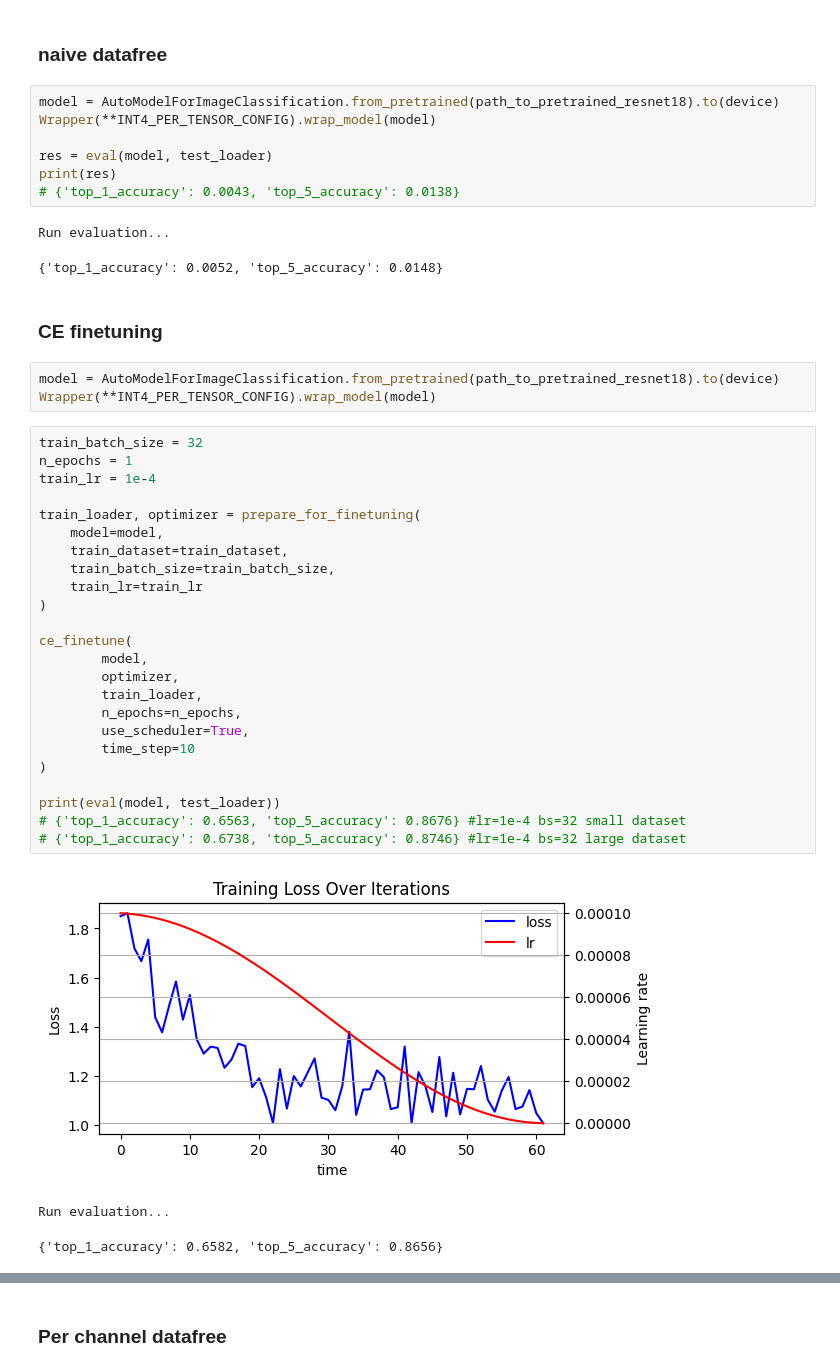
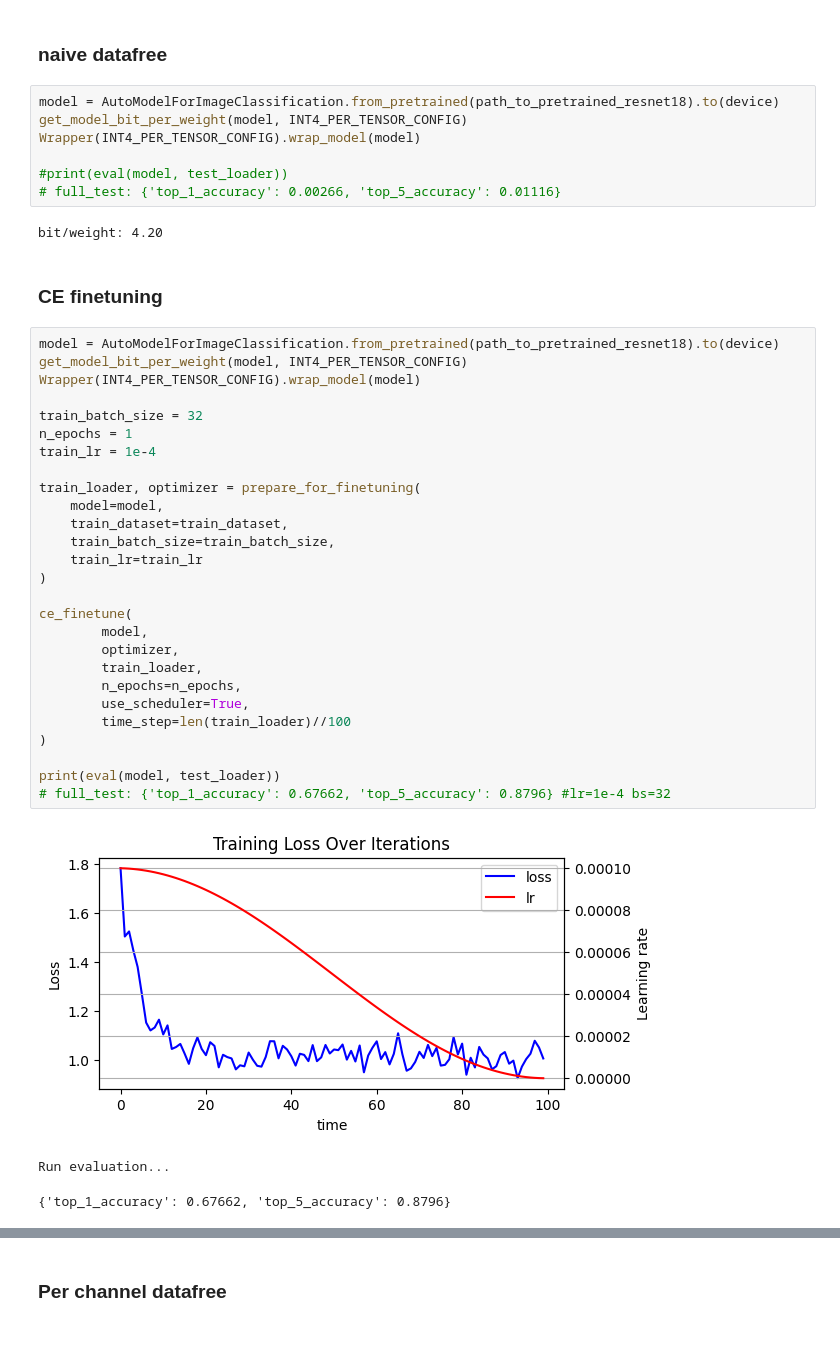
Before and after one commit to MiShutov/QuantizationBasics, a Jupyter notebook: scalar_quantization.ipynb, the cells around one changed output, grey strips where cells are left out. Drawn from its saved outputs; the diff is of its cells as text; blank space fills up the shorter version.

```diff
--- a/scalar_quantization.ipynb
+++ b/scalar_quantization.ipynb
@@ -107,45 +115,44 @@ from resources.wrap_configs import (INT4_PER_TENSOR_CONFIG,
 ### naive datafree
 # %%
 model = AutoModelForImageClassification.from_pretrained(path_to_pretrained_resnet18).to(device)
-Wrapper(**INT4_PER_TENSOR_CONFIG).wrap_model(model)
+get_model_bit_per_weight(model, INT4_PER_TENSOR_CONFIG)
+Wrapper(INT4_PER_TENSOR_CONFIG).wrap_model(model)
 
-res = eval(model, test_loader)
-print(res)
-# {'top_1_accuracy': 0.0043, 'top_5_accuracy': 0.0138}
+#print(eval(model, test_loader))
+# full_test: {'top_1_accuracy': 0.00266, 'top_5_accuracy': 0.01116}
 # %% [output]
-Run evaluation...
+bit/weight: 4.20
-{'top_1_accuracy': 0.0052, 'top_5_accuracy': 0.0148}
 # %% [markdown]
 ### CE finetuning
-# %%
-model = AutoModelForImageClassification.from_pretrained(path_to_pretrained_resnet18).to(device)
-Wrapper(**INT4_PER_TENSOR_CONFIG).wrap_model(model)
 # %%
+model = AutoModelForImageClassification.from_pretrained(path_to_pretrained_resnet18).to(device)
+get_model_bit_per_weight(model, INT4_PER_TENSOR_CONFIG)
+Wrapper(INT4_PER_TENSOR_CONFIG).wrap_model(model)
+
 train_batch_size = 32
 n_epochs = 1
 train_lr = 1e-4
 
 train_loader, optimizer = prepare_for_finetuning(
 	model=model,
 	train_dataset=train_dataset,
 	train_batch_size=train_batch_size,
 	train_lr=train_lr
 )
 
 ce_finetune(
         model,
         optimizer,
         train_loader,
         n_epochs=n_epochs,
         use_scheduler=True,
-        time_step=10
+        time_step=len(train_loader)//100
 )
 
 print(eval(model, test_loader))
-# {'top_1_accuracy': 0.6563, 'top_5_accuracy': 0.8676} #lr=1e-4 bs=32 small dataset
-# {'top_1_accuracy': 0.6738, 'top_5_accuracy': 0.8746} #lr=1e-4 bs=32 large dataset
+# full_test: {'top_1_accuracy': 0.67662, 'top_5_accuracy': 0.8796} #lr=1e-4 bs=32
 # %% [output]
-[figure, old version]
+[figure, new version]
 Run evaluation...
-{'top_1_accuracy': 0.6582, 'top_5_accuracy': 0.8656}
+{'top_1_accuracy': 0.67662, 'top_5_accuracy': 0.8796}
 # %%
```
Also changed, not shown: parts of 29 cells of this notebook, 14 other files.
